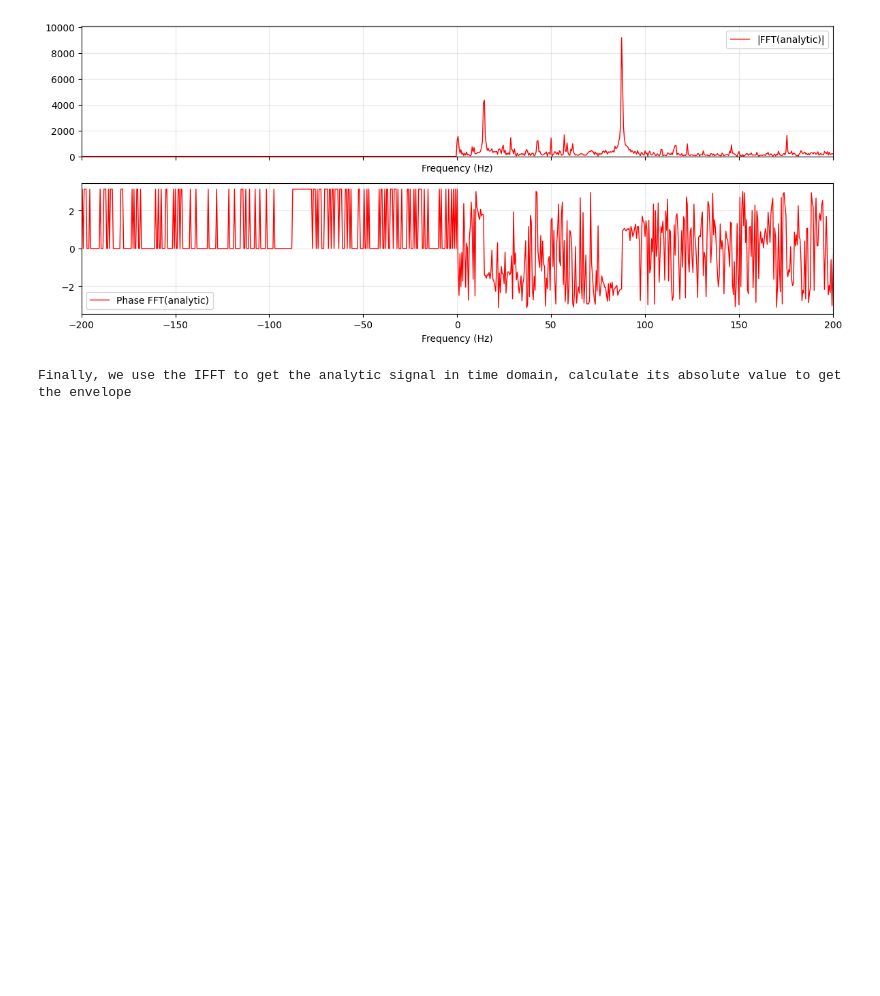
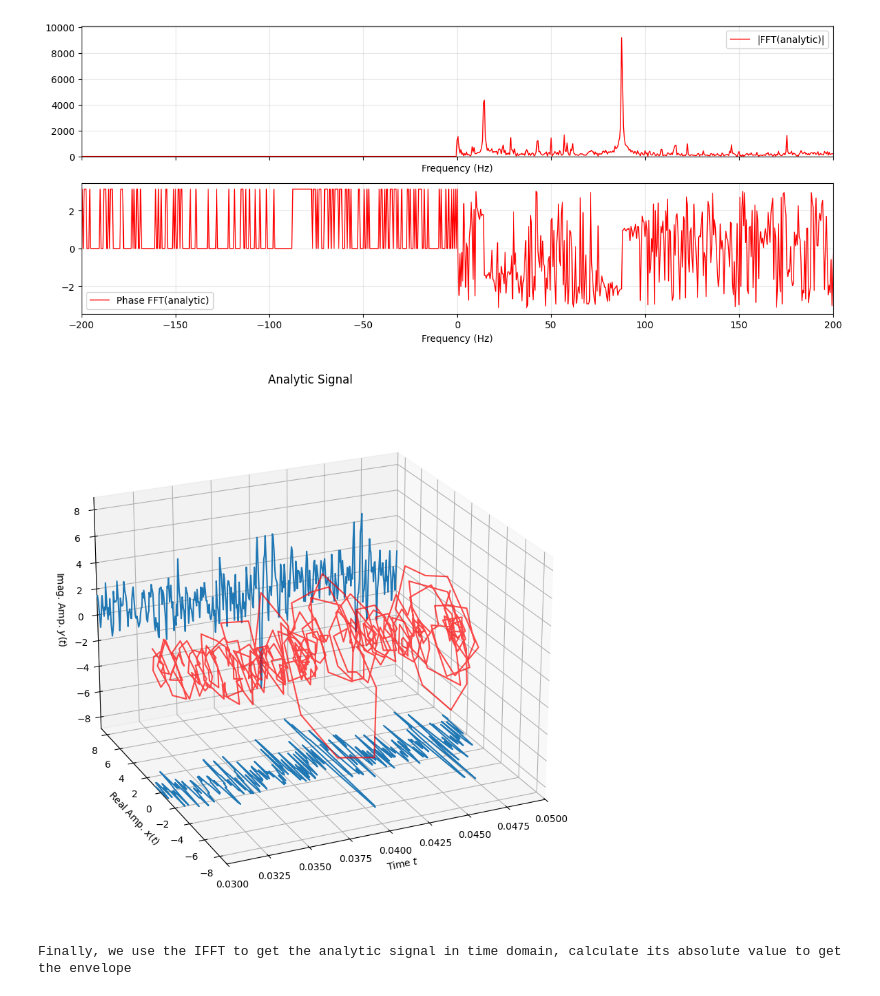
Before and after one commit to lgiraudo/Bearing-Fault-Diagnosis, a Jupyter notebook: content/BearingFaultDiagnosis.ipynb, the cells around one changed output. Cells and saved outputs as stored; diff of their text form; code cells hidden in the pictures; blank space fills up the shorter version.

```diff
--- a/content/BearingFaultDiagnosis.ipynb
+++ b/content/BearingFaultDiagnosis.ipynb
@@ -1058,6 +1062,47 @@ fig.tight_layout()  # Better spacing
 # %% [output]
 Now we multiply by the step function to get the analytic signal spectrum
 [figure]
+# %%
+# Time window (0 to 0.4 s)
+t0, t1 = 0.03, 0.05  # Time limits for plotting
+mask_t = (t >= t0) & (t <= t1)  # Mask for time window
+
+# Slice signals in the selected time window
+t_p = t[mask_t]  # Time vector for plotting
+hilb_p = hilb_ir[mask_t]  # Analytic signal (windowed)
+env_p = env_t[mask_t]  # Envelope (windowed)
+
+# Generate grids to visualize envelopes as 2d and 3d surfaces (windowed)
+E2d_t, E2_amp = np.meshgrid(t_p, [-1, 1])  # 2-row grid for "curtain" surfaces
+E2d_1 = np.ones_like(E2_amp)  # Helper array of ones (same shape as E2_amp)
+E3d_t, E3d_phi = np.meshgrid(t_p, np.linspace(-np.pi, np.pi, 300))  # Time vs angle grid for envelope tube
+
+# Axis scaling (set based on your signal amplitude in the window)
+ma = 1.1 * np.max(np.abs(hilb_p))  # Maximum axis values in real and imaginary direction
+
+# Create figure and single 3D axis (analytic signal only)
+fg0 = plt.figure(figsize=(10, 10))  # Figure size similar to the example
+ax00 = fg0.add_subplot(1, 1, 1, projection='3d')  # Single subplot: analytic signal
+
+ax00.set_title("Analytic Signal")  # Title for analytic signal plot
+ax00.set(xlim=(t0, t1), ylim=(-ma, ma), zlim=(-ma, ma))  # Limits for analytic plot
+
+ax00.set(xlabel="Time $t$", ylabel="Real Amp. $x(t)$", zlabel="Imag. Amp. $y(t)$")  # Axis labels
+
+ax00.plot(t_p, np.real(hilb_p), 'C0-', zs=-ma, zdir='z' , label="Real")  # Real part projected on z = -ma
+# ax00.plot_surface(E2d_t, env_p * E2_amp, -ma * E2d_1, color='C1', alpha=0.25)  # Envelope curtain in real direction
+
+ax00.plot(t_p, np.imag(hilb_p), 'C0-', zs=+ma, zdir='y', label="Imag.")  # Imag part projected on y = +ma
+# ax00.plot_surface(E2d_t, ma * E2d_1, env_p * E2_amp, color='C1', alpha=0.25)  # Envelope curtain in imag direction
+
+ax00.plot(t_p, np.real(hilb_p), np.imag(hilb_p), 'C0-', label="Signal", color='red', alpha=0.7)  # 3D curve of the signal
+# ax00.plot_surface(E3d_t, env_p * np.cos(E3d_phi), env_p * np.sin(E3d_phi), color='C1', alpha=0.5, shade=True)  # Envelope tube
+
+ax00.view_init(elev=22.7, azim=-114.3)  # Camera view similar to the example
+fg0.subplots_adjust(left=0.08, right=0.97)  # Layout spacing
+plt.show()  # Show plot
+# %% [output]
+[figure, added]
 # %%
 
 print("Finally, we use the IFFT to get the analytic signal in time domain, calculate its absolute value to get the envelope")  # Print right before plot
```
Also changed, not shown: parts of 13 cells of this notebook.
